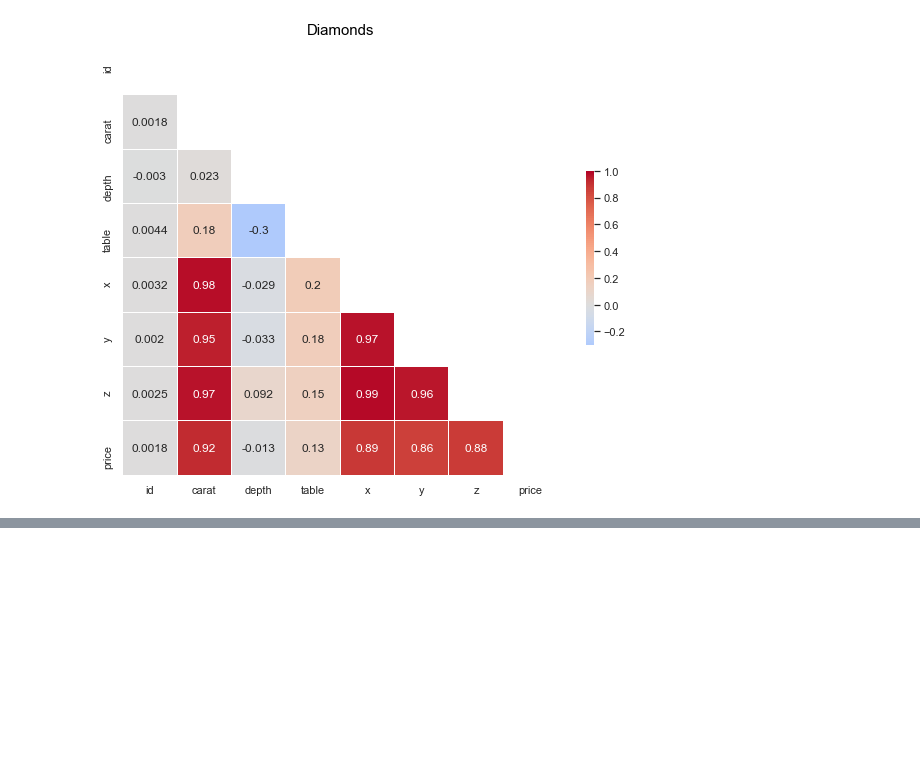
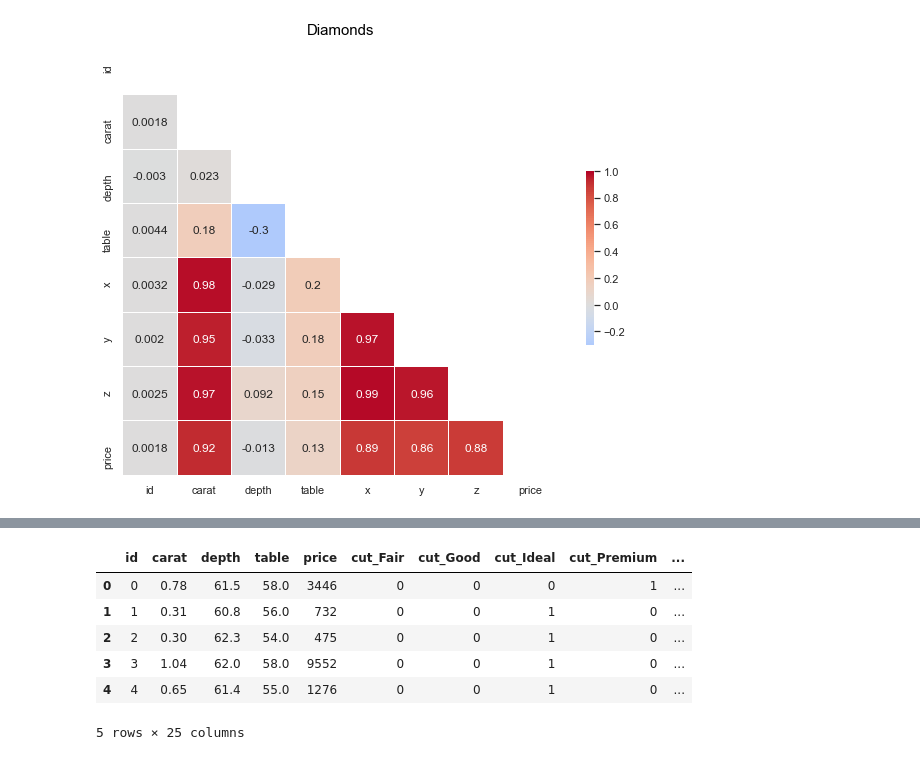
Before and after one commit to patricrp/Diamonds-project, a Jupyter notebook: Diamonds Machine Learning.ipynb, the cells around one changed output, grey strips where cells are left out. Cells and saved outputs as stored; diff of their text form; code cells hidden in the pictures; blank space fills up the shorter version.

```diff
--- a/Diamonds Machine Learning.ipynb
+++ b/Diamonds Machine Learning.ipynb
@@ -91,0 +115,10 @@ sns.set()
+# %%
+diamonds_num.head()
+# %% [output]
+|  | id | carat | depth | table | price | cut_Fair | cut_Good | cut_Ideal | cut_Premium | ... |
+| 0 | 0 | 0.78 | 61.5 | 58.0 | 3446 | 0 | 0 | 0 | 1 | ... |
+| 1 | 1 | 0.31 | 60.8 | 56.0 | 732 | 0 | 0 | 1 | 0 | ... |
+| 2 | 2 | 0.30 | 62.3 | 54.0 | 475 | 0 | 0 | 1 | 0 | ... |
+| 3 | 3 | 1.04 | 62.0 | 58.0 | 9552 | 0 | 0 | 1 | 0 | ... |
+| 4 | 4 | 0.65 | 61.4 | 55.0 | 1276 | 0 | 0 | 1 | 0 | ... |
+5 rows × 25 columns
```
Also changed, not shown: parts of 19 cells of this notebook.
